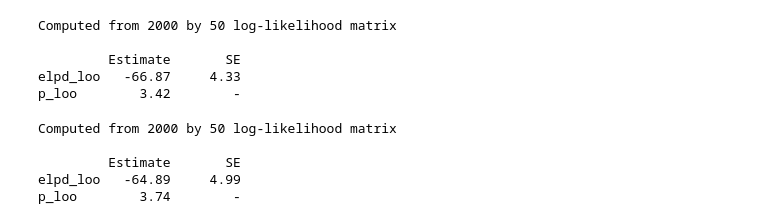
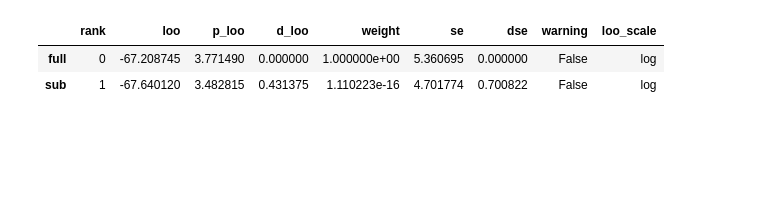
Before and after one commit to bambinos/kulprit, a Jupyter notebook: notebooks/01-ym-prototype-workflow.ipynb, the cells around one changed output. Cells and saved outputs as stored; diff of their text form; code cells hidden in the pictures; blank space fills up the shorter version.

Commit message:
update predictive performance comparison cell in prototype workflow

```diff
--- a/notebooks/01-ym-prototype-workflow.ipynb
+++ b/notebooks/01-ym-prototype-workflow.ipynb
@@ -47,18 +53,7 @@ plt.show()
 # %%
-# compute the ELPD of the restricted model
-az.loo(sub_model.idata)
+# compare full and submodel predictive performance
+az.compare(dict(full=idata, sub=sub_model.idata))
 # %% [output]
-Computed from 2000 by 50 log-likelihood matrix
-
-         Estimate       SE
-elpd_loo   -66.87     4.33
-p_loo        3.42        -
+|  | rank | loo | p_loo | d_loo | weight | se | dse | warning | loo_scale |
+| full | 0 | -67.208745 | 3.771490 | 0.000000 | 1.000000e+00 | 5.360695 | 0.000000 | False | log |
+| sub | 1 | -67.640120 | 3.482815 | 0.431375 | 1.110223e-16 | 4.701774 | 0.700822 | False | log |
-# %%
-# compared to the ELPD of the reference model
-az.loo(idata)
-# %% [output]
-Computed from 2000 by 50 log-likelihood matrix
-
-         Estimate       SE
-elpd_loo   -64.89     4.99
-p_loo        3.74        -
```
Also changed, not shown: parts of 3 cells of this notebook, 1 other file.
